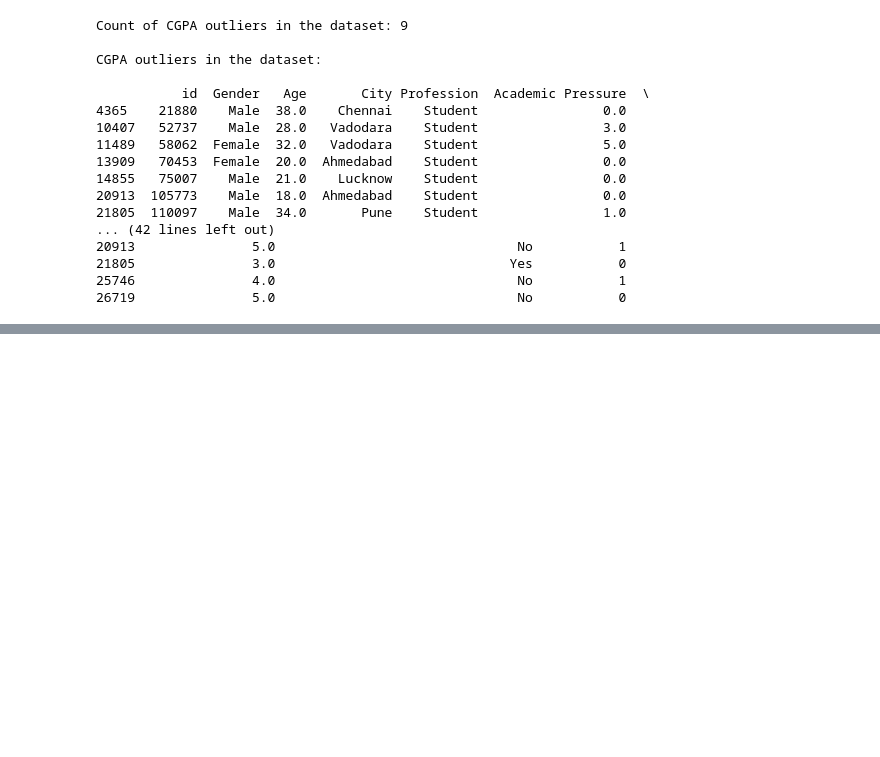
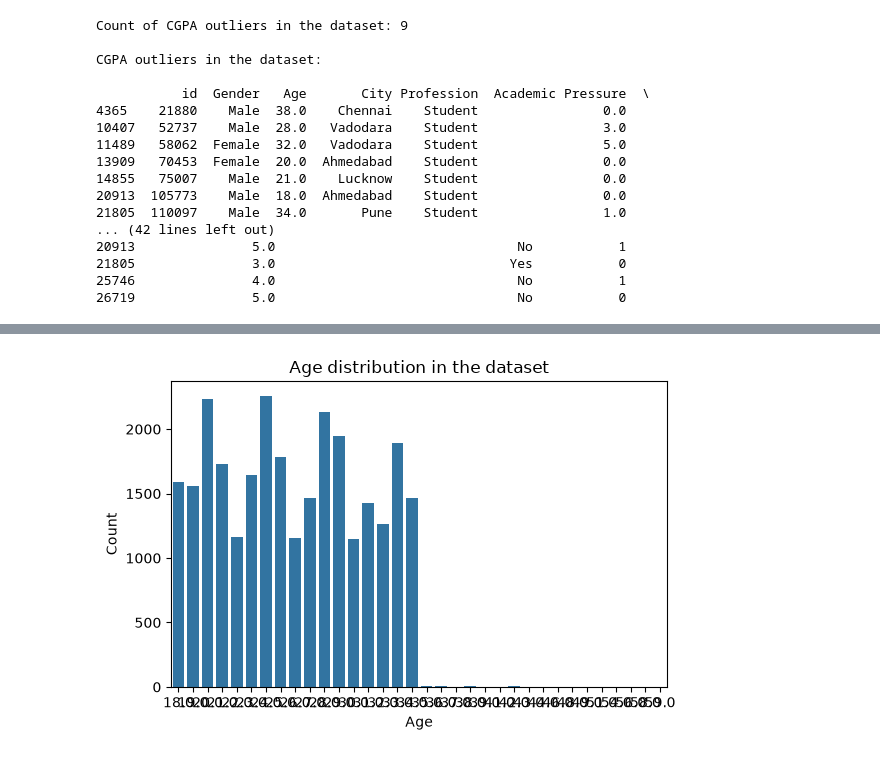
Before and after one commit to UlysseNMK312/Student_depression_analysis, a Jupyter notebook: notebooks/exploration.ipynb, the cells around one changed output, grey strips where cells are left out. Saved outputs shown, nothing was run; the diff lists cells and outputs as text; code cells hidden in the pictures; blank space fills up the shorter version.

```diff
--- a/notebooks/exploration.ipynb
+++ b/notebooks/exploration.ipynb
@@ -189,0 +205,13 @@ CGPA outliers in the dataset:
+# %%
+# Age distribution
+
+fig, ax = plt.subplots(figsize=(6, 4))
+sns.countplot(x='Age', data=data, ax=ax)
+ax.set_title('Age distribution in the dataset')
+ax.set_xlabel('Age')
+ax.set_ylabel('Count')
+
+plt.tight_layout()
+plt.show()
+# %% [output]
+[figure, added]
```
Also changed, not shown: parts of 2 cells of this notebook.
